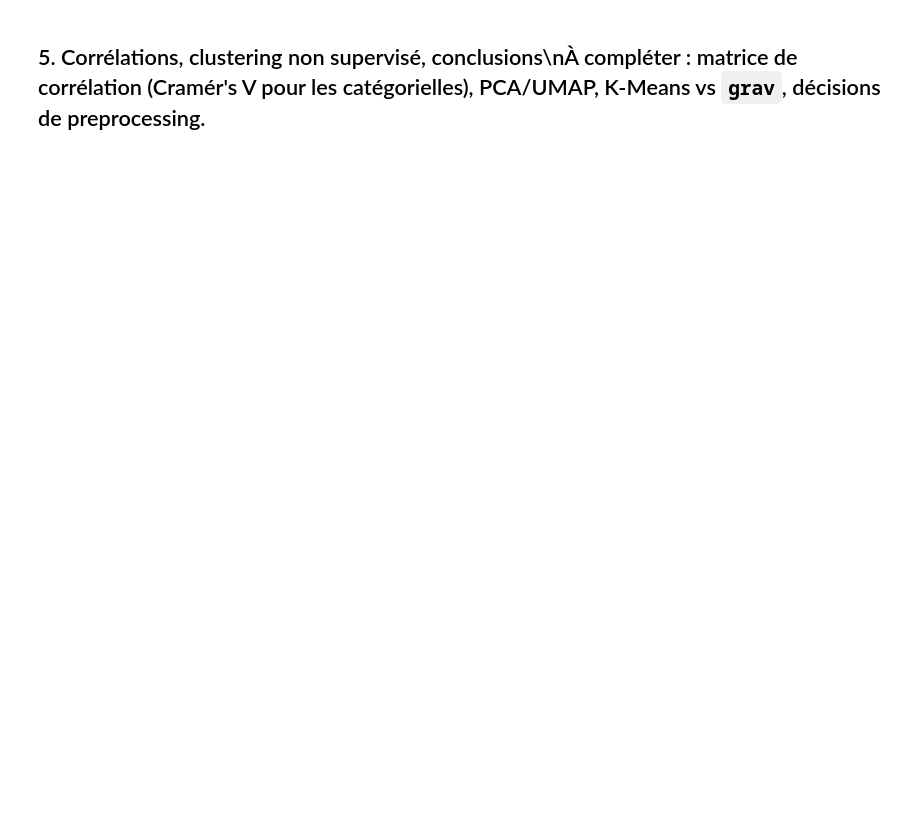
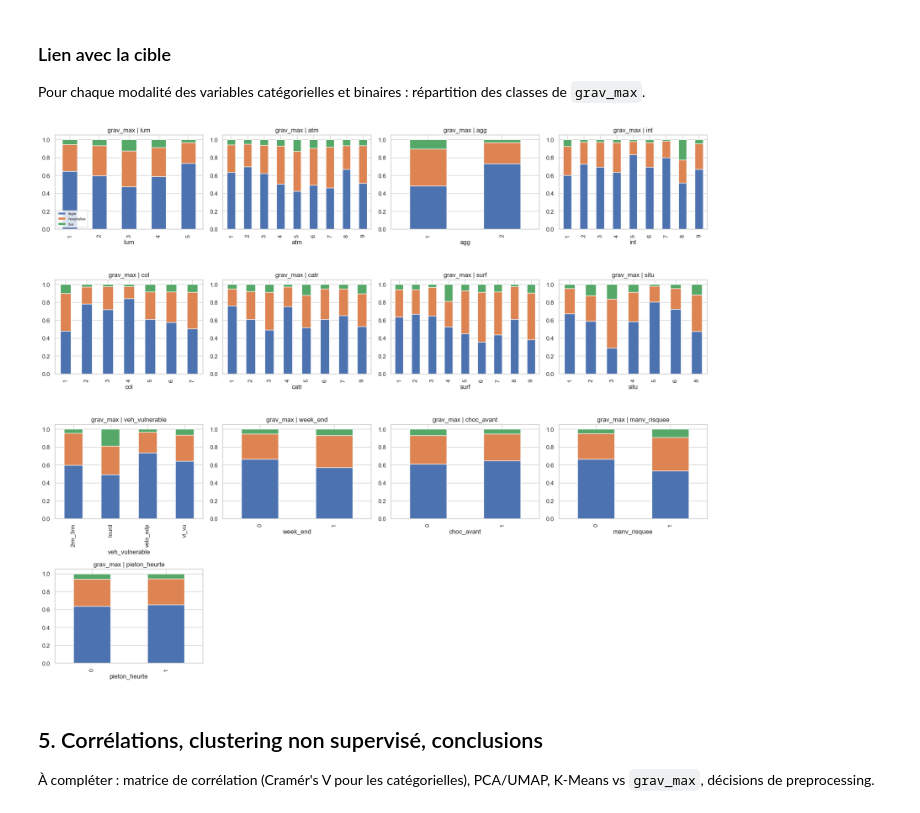
Before and after one commit to cyannure/aaa, a Jupyter notebook: notebooks/01_exploration.ipynb, the cells around one changed output. Saved outputs shown, nothing was run; the diff lists cells and outputs as text; code cells hidden in the pictures; blank space fills up the shorter version.

```diff
--- a/notebooks/01_exploration.ipynb
+++ b/notebooks/01_exploration.ipynb
@@ -51,8 +92,15 @@ plt.tight_layout(); plt.show()
+# %% [markdown]
+### Lien avec la cible
+Pour chaque modalité des variables catégorielles et binaires : répartition des classes de `grav_max`.
 # %%
-cats = ["lum","atm","catr","surf","catu","sexe","catv","agg","col"]
-fig, axes = plt.subplots(3,3, figsize=(16,11))
-for a,c in zip(axes.ravel(), cats):
-    pd.crosstab(df[c], y, normalize="index").plot.bar(stacked=True, ax=a, legend=False, title=f"grav | {c}")
+cols = CAT + BIN
+fig, axes = plt.subplots(4, 4, figsize=(18,15))
+for a, c in zip(axes.ravel(), cols):
+    pd.crosstab(df[c], df[TARGET], normalize="index").plot.bar(stacked=True, ax=a, legend=False, title=f"grav_max | {c}")
+for a in axes.ravel()[len(cols):]: a.axis("off")
 axes[0,0].legend(fontsize=7); plt.tight_layout(); plt.show()
+# %% [output]
+[figure, added]
 # %% [markdown]
-## 5. Corrélations, clustering non supervisé, conclusions\nÀ compléter : matrice de corrélation (Cramér's V pour les catégorielles), PCA/UMAP, K-Means vs `grav`, décisions de preprocessing.
+## 5. Corrélations, clustering non supervisé, conclusions
+À compléter : matrice de corrélation (Cramér's V pour les catégorielles), PCA/UMAP, K-Means vs `grav_max`, décisions de preprocessing.
```
Also changed, not shown: parts of 16 cells of this notebook, 6 other files.
